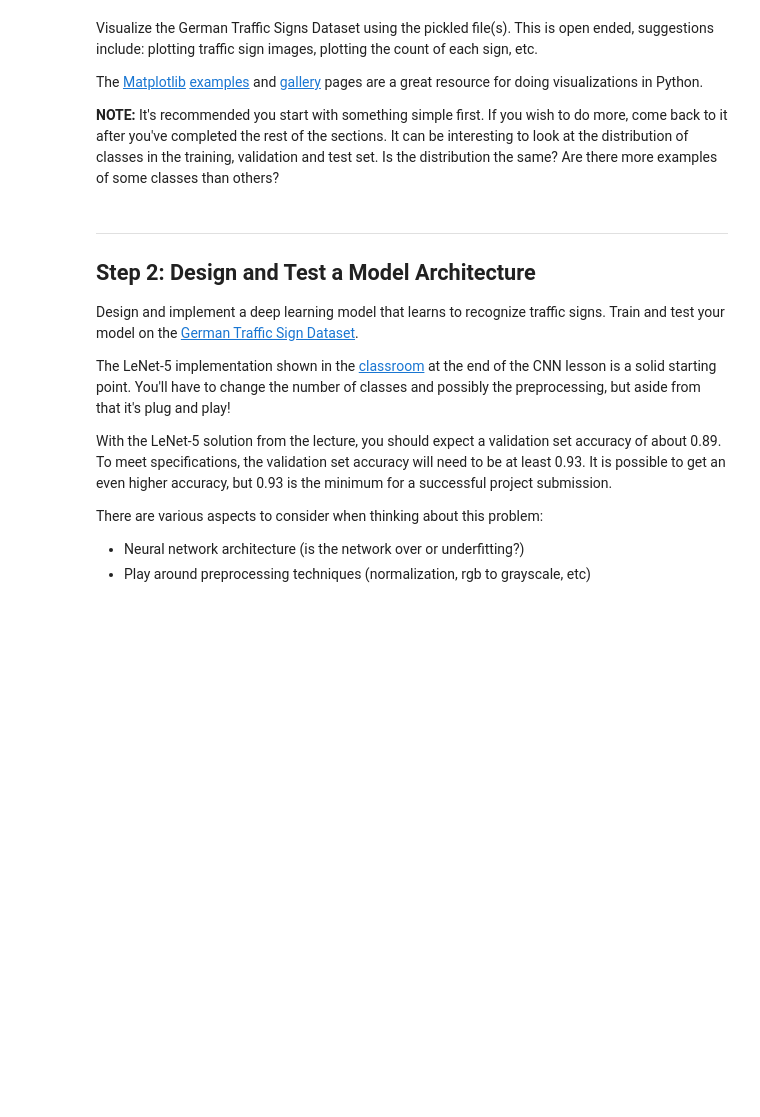
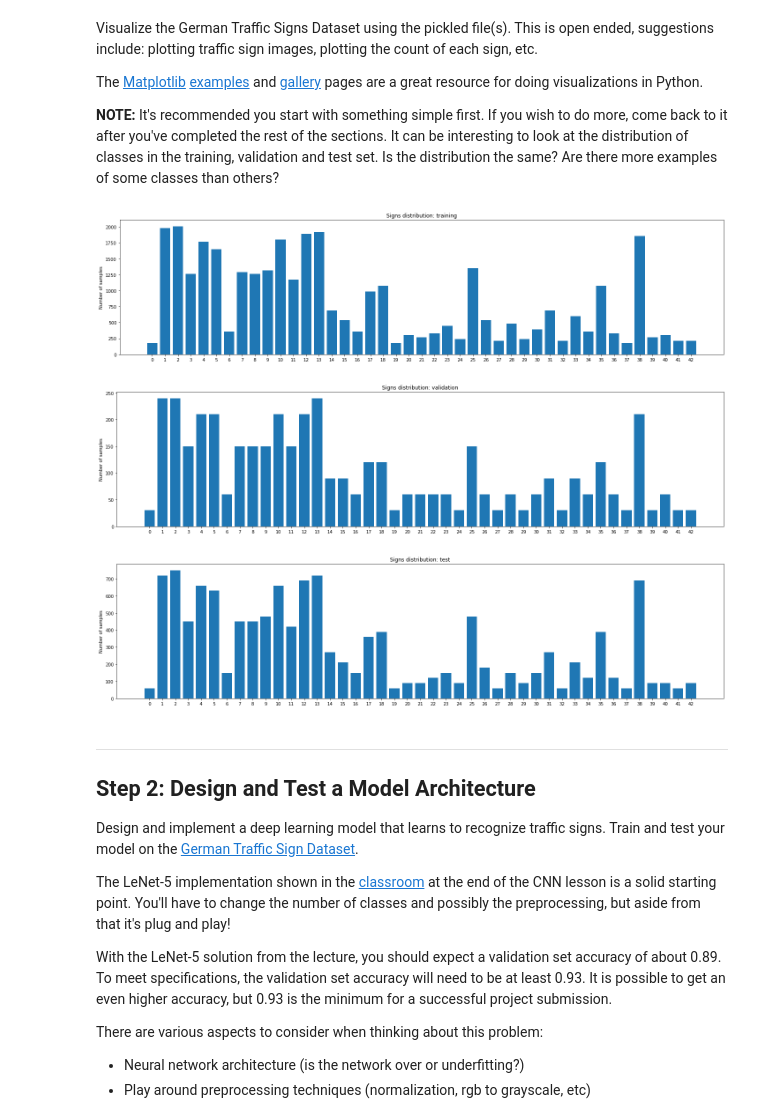
Before and after one commit to nyukhalov/CarND-Traffic-Sign-Classifier-Project, a Jupyter notebook: Traffic_Sign_Classifier.ipynb, the cells around one changed output. Drawn from its saved outputs; the diff is of its cells as text; code cells hidden in the pictures; blank space fills up the shorter version.

Commit message:
Added drawing signs distribution

```diff
--- a/Traffic_Sign_Classifier.ipynb
+++ b/Traffic_Sign_Classifier.ipynb
@@ -108,9 +108,27 @@ The [Matplotlib](http://matplotlib.org/) [examples](http://matplotlib.org/exampl
 # %%
 ### Data exploration visualization code goes here.
 ### Feel free to use as many code cells as needed.
 import matplotlib.pyplot as plt
 # Visualizations will be shown in the notebook.
 %matplotlib inline
+
+def drawLabelsDistibution(data, title):
+    fig, (ax) = plt.subplots(ncols=1, figsize=(20, 5))
+    labels, features_per_label = np.unique(data, return_counts=True)
+    ax.bar(labels, features_per_label)
+    ax.set_xticks(labels)
+    ax.set_ylabel('Number of samples')
+    ax.set_title('Signs distribution: %s' % title)
+    fig.tight_layout()
+    plt.show()
+
+drawLabelsDistibution(y_train, 'training')
+drawLabelsDistibution(y_valid, 'validation')
+drawLabelsDistibution(y_test, 'test')
+# %% [output]
+[figure, added]
+[figure, added]
+[figure, added]
 # %% [markdown]
 ----
 
```
